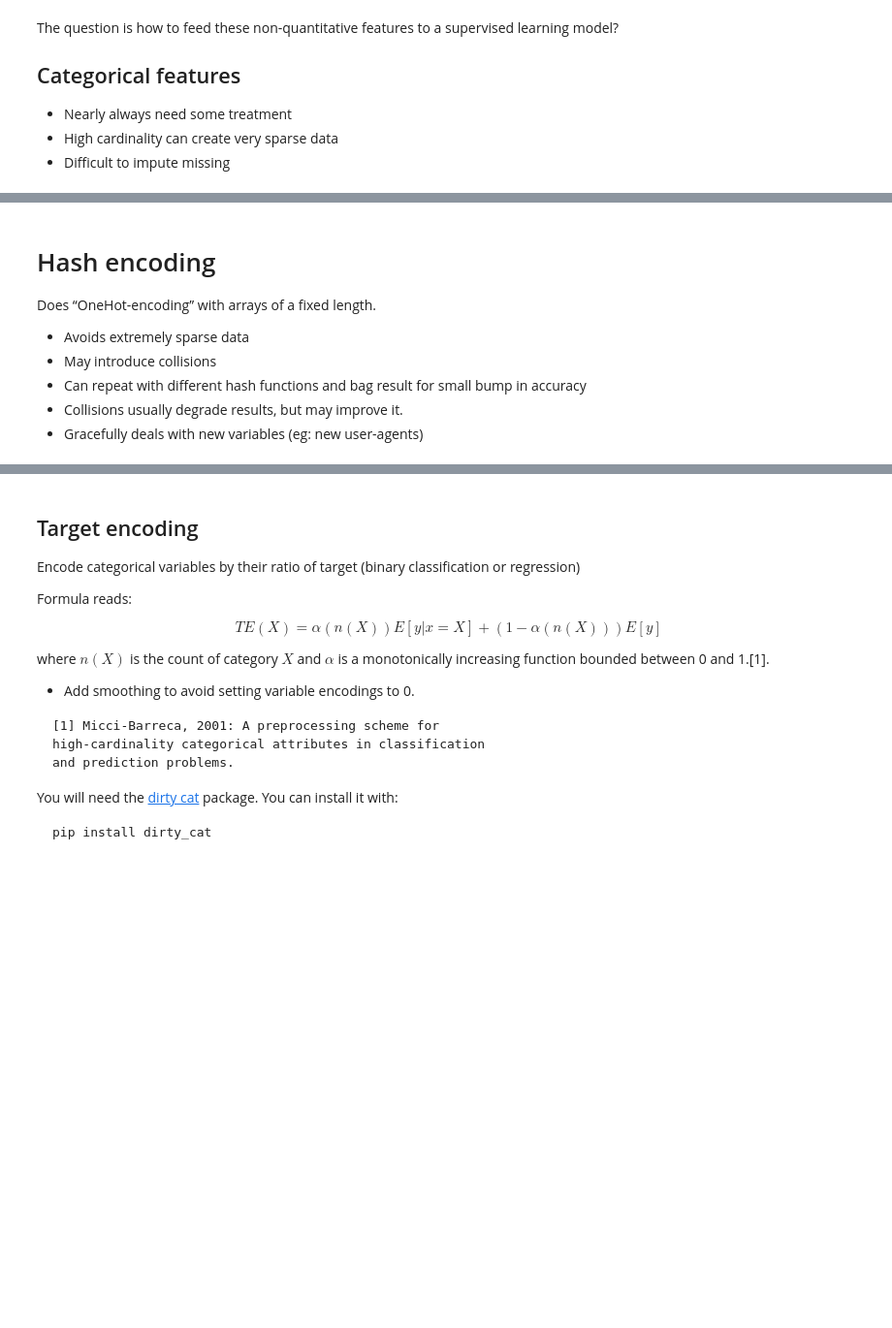
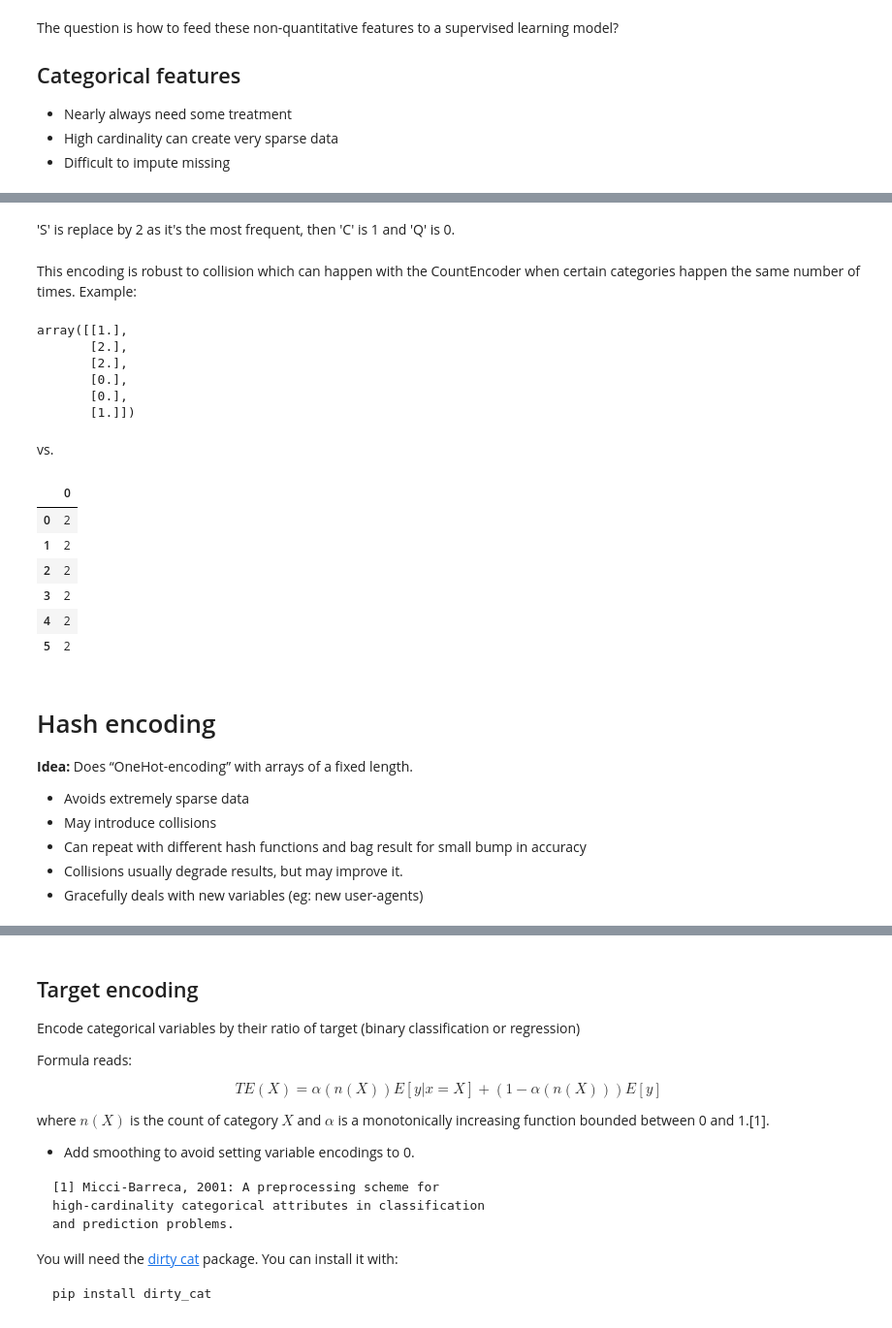
Before and after one commit to x-datascience-datacamp/datacamp-master, a Jupyter notebook: 06_feature_engineering/01_feature_engineering.ipynb, the cells around one changed output, grey strips where cells are left out. Shown at 97% size. Saved outputs shown, nothing was run; the diff lists cells and outputs as text; code cells hidden in the pictures; blank space fills up the shorter version.

```diff
--- a/06_feature_engineering/01_feature_engineering.ipynb
+++ b/06_feature_engineering/01_feature_engineering.ipynb
@@ -127,7 +309,32 @@ coe.fit_transform(pd.DataFrame(['es', 'fr', 'fr', 'en', 'en', 'es']))
+# %% [markdown]
+'S' is replace by 2 as it's the most frequent, then 'C' is 1 and 'Q' is 0.
+# %% [markdown]
+This encoding is robust to collision which can happen with the CountEncoder when certain categories happen the same number of times. Example:
+# %%
+coe.fit_transform(pd.DataFrame(['es', 'fr', 'fr', 'en', 'en', 'es']))
+# %% [output]
+array([[1.],
+       [2.],
+       [2.],
+       [0.],
+       [0.],
+       [1.]])
+# %% [markdown]
+vs.
+# %%
+ce.CountEncoder().fit_transform(pd.DataFrame(['es', 'fr', 'fr', 'en', 'en', 'es']))
+# %% [output]
+|  | 0 |
+| 0 | 2 |
+| 1 | 2 |
+| 2 | 2 |
+| 3 | 2 |
+| 4 | 2 |
+| 5 | 2 |
 # %% [markdown]
 # Hash encoding
 
-Does “OneHot-encoding” with arrays of a fixed length.
+**Idea:** Does “OneHot-encoding” with arrays of a fixed length.
 
 - Avoids extremely sparse data
 - May introduce collisions
```
Also changed, not shown: parts of 60 cells of this notebook.
